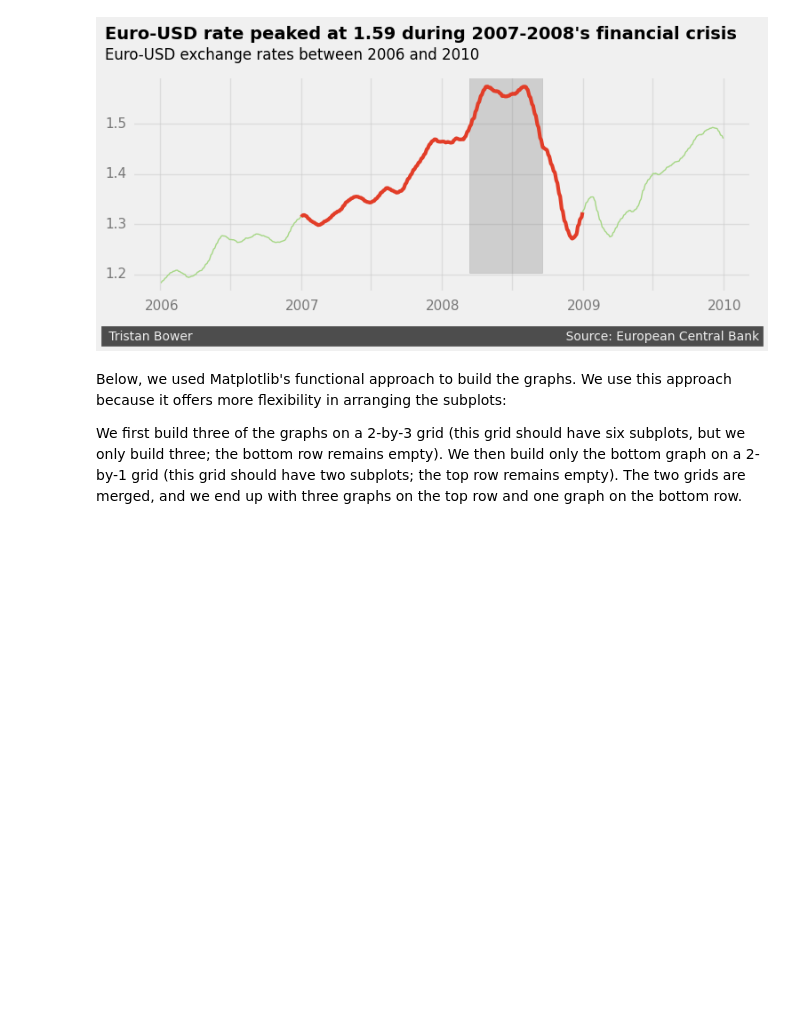
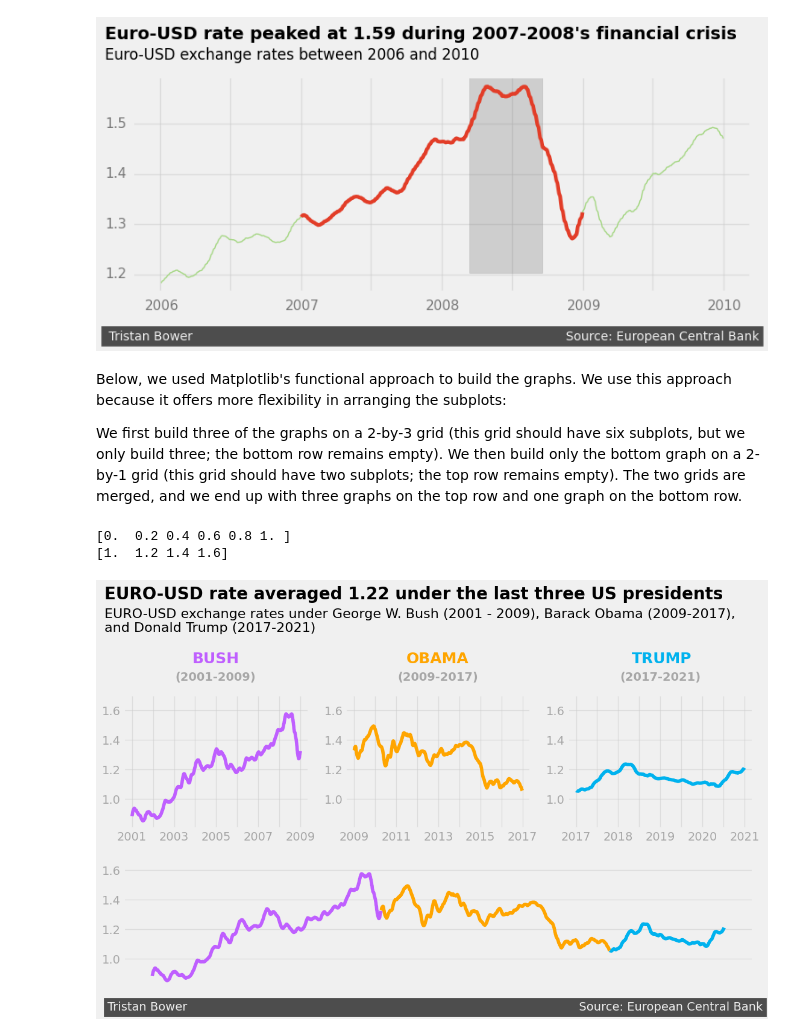
Before and after one commit to tristanbower/data_projects, a Jupyter notebook: data_viz/forex_euro_v1.ipynb, the cells around one changed output. Saved outputs shown, nothing was run; the diff lists cells and outputs as text; code cells hidden in the pictures; blank space fills up the shorter version.

Commit message:
Adding new Chart. Looking at the EUR strength against USD over different presidential periods.

```diff
--- a/data_viz/forex_euro_v1.ipynb
+++ b/data_viz/forex_euro_v1.ipynb
@@ -140,3 +140,77 @@ Below, we used Matplotlib's functional approach to build the graphs. We use this
 We first build three of the graphs on a 2-by-3 grid (this grid should have six subplots, but we only build three; the bottom row remains empty).
 We then build only the bottom graph on a 2-by-1 grid (this grid should have two subplots; the top row remains empty).
 The two grids are merged, and we end up with three graphs on the top row and one graph on the bottom row.
+# %%
+### Adding the FiveThirtyEight style
+style.use('fivethirtyeight')
+
+### Adding the subplots
+plt.figure(figsize=(12, 6))
+ax1 = plt.subplot(2, 3, 1)
+ax2 = plt.subplot(2, 3, 2)
+ax3 = plt.subplot(2, 3, 3)
+ax4 = plt.subplot(2, 1, 2)
+axes = [ax1, ax2, ax3, ax4]
+
+### Changes to all the subplots
+for ax in axes:
+    ax.set_ylim(0.8, 1.7)
+    ax.set_yticks([1.0, 1.2, 1.4, 1.6])
+    ax.set_yticklabels(['1.0', '1.2','1.4', '1.6'], alpha=0.3)
+    ax.grid(alpha=0.5)
+
+
+### Ax1: Bush
+print(ax.get_xticks())
+print(ax.get_yticks())
+
+ax1.plot(bush['Time'], bush['rolling_mean'], color='#BF5FFF')
+ax1.set_xticks(['2001', '2002', '2003', '2004', '2005', '2006', '2007', '2008', '2009'])
+ax1.set_xticklabels(['2001', '', '2003', '', '2005', '', '2007', '', '2009'], alpha=0.3)
+
+ax1.text(12370, 1.92, 'BUSH', fontsize=18, weight='bold', color='#BF5FFF')
+ax1.text(12070, 1.8, '(2001-2009)', weight='bold', alpha=0.3)
+
+
+### Ax2: Obama
+ax2.plot(obama['Time'], obama['rolling_mean'], color='#ffa500')
+ax2.set_xticks(['2009', '2010', '2011', '2012', '2013', '2014', '2015', '2016', '2017'])
+ax2.set_xticklabels(['2009', '', '2011', '', '2013', '', '2015', '', '2017'], alpha=0.3)
+
+ax2.text(15150, 1.92, 'OBAMA', fontsize=18, weight='bold', color='#ffa500')
+ax2.text(15000, 1.8, '(2009-2017)', weight='bold', alpha=0.3)
+
+
+### Ax3: Trump
+ax3.plot(trump['Time'], trump['rolling_mean'], color='#00B2EE')
+ax3.set_xticks(['2017-01', '2017-07', '2018-01', '2018-07', '2019-01', '2019-07', '2020-01', '2020-07', '2021-01'])
+ax3.set_xticklabels(['2017', '', '2018', '', '2019', '', '2020', '', '2021'], alpha=0.3)
+
+ax3.text(17650, 1.92, 'TRUMP', fontsize=18, weight='bold', color='#00B2EE')
+ax3.text(17550, 1.8, '(2017-2021)', weight='bold', alpha=0.3)
+
+
+### Ax4: Bush-Obama-Trump
+ax4.plot(bush['Time'], bush['rolling_mean'], color='#BF5FFF')
+ax4.plot(obama['Time'], obama['rolling_mean'], color='#ffa500')
+ax4.plot(trump['Time'], trump['rolling_mean'], color='#00B2EE')
+
+ax4.grid(alpha=0.5)
+ax4.set_xticks([])
+
+
+### Adding a title and a subtitle
+ax1.text(10840, 2.35, 'EURO-USD rate averaged 1.22 under the last three US presidents',
+         fontsize=20, weight='bold')
+ax1.text(10840, 2.13, '''EURO-USD exchange rates under George W. Bush (2001 - 2009), Barack Obama (2009-2017),
+and Donald Trump (2017-2021)''', fontsize=16)
+
+### Adding a signature
+ax4.text(10750, 0.65, 'Tristan Bower' + ' '*104 + 'Source: European Central Bank',
+        color = '#f0f0f0', backgroundcolor = '#4d4d4d', size=14)
+
+plt.show()
+# %% [output]
+[0.  0.2 0.4 0.6 0.8 1. ]
+[1.  1.2 1.4 1.6]
+[figure, added]
```
